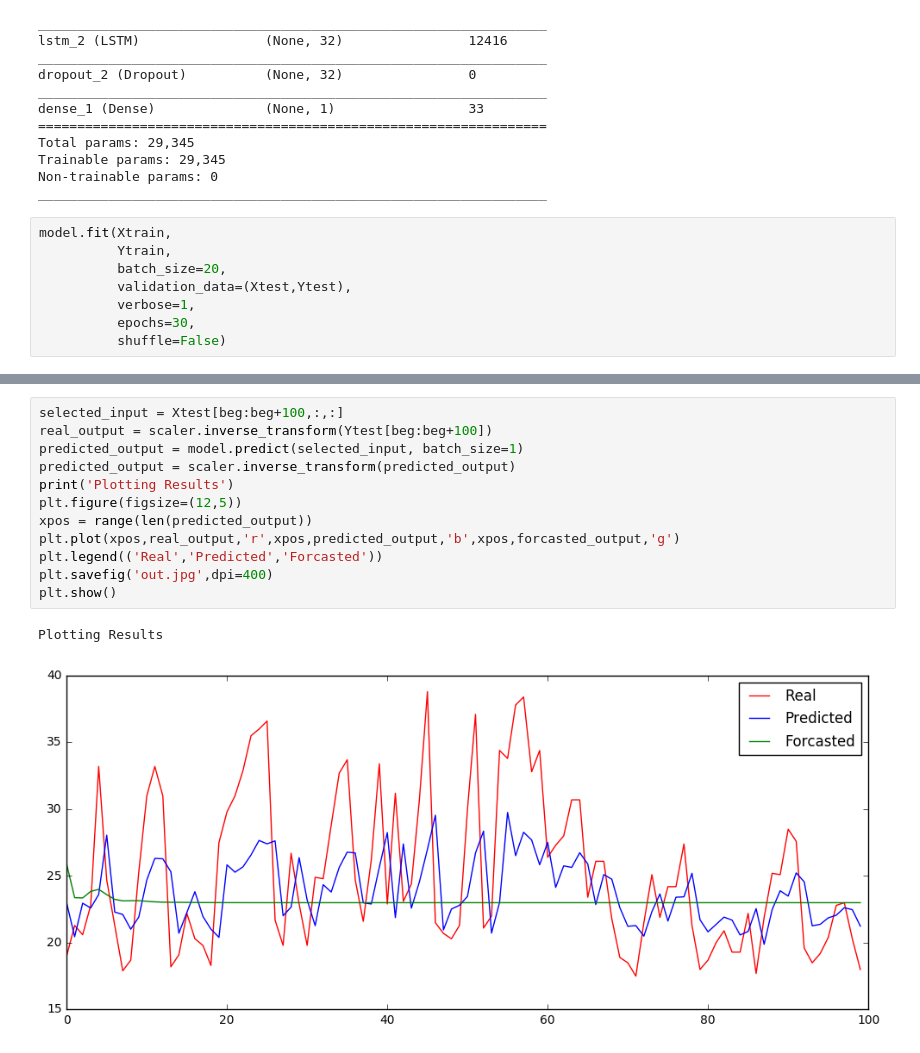
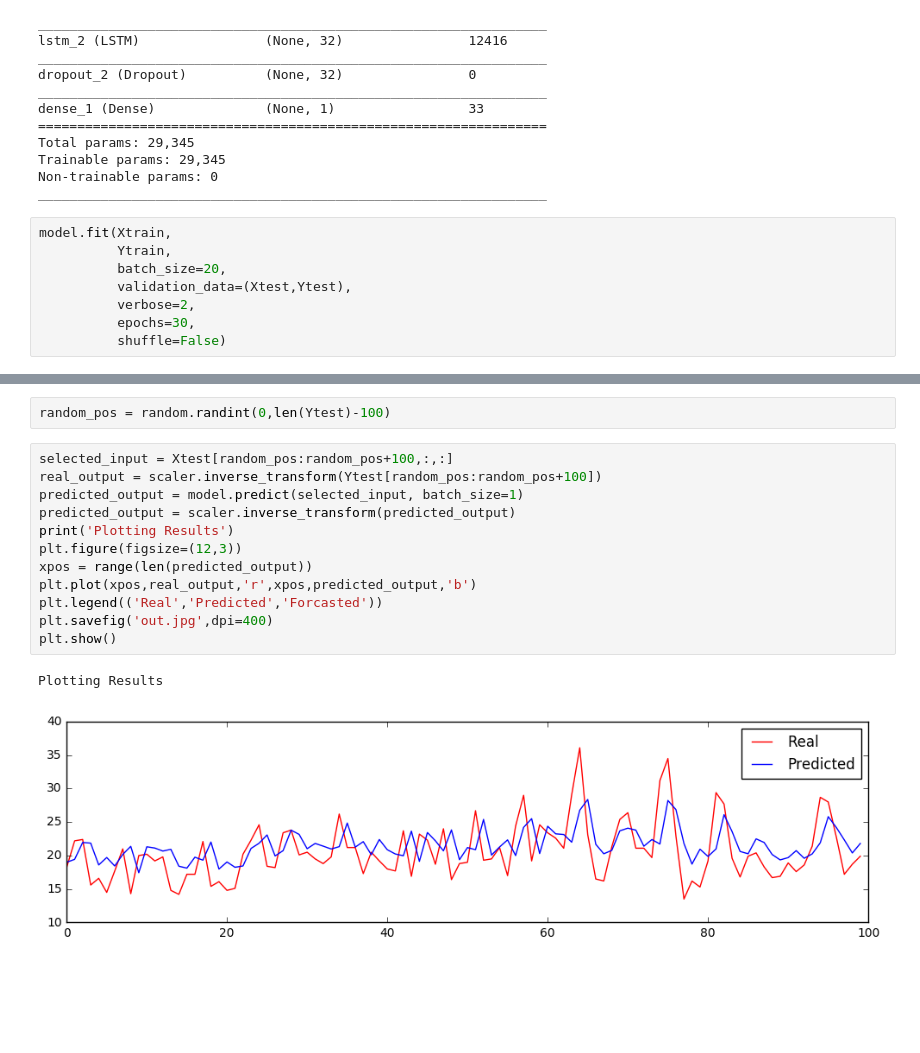
Before and after one commit to rohitash-chandra/NeuralNetworksCourse_CTDS, a Jupyter notebook: week5/python/high_temp.ipynb, the cells around one changed output, grey strips where cells are left out. Drawn from its saved outputs; the diff is of its cells as text; blank space fills up the shorter version.

```diff
--- a/week5/python/high_temp.ipynb
+++ b/week5/python/high_temp.ipynb
@@ -89,7 +90,7 @@ model.fit(Xtrain,
           Ytrain,
           batch_size=20,
           validation_data=(Xtest,Ytest),
-          verbose=1,
+          verbose=2,
           epochs=30,
           shuffle=False)
 # %% [output]
@@ -149,15 +115,17 @@ After :
+# %%
+random_pos = random.randint(0,len(Ytest)-100)
 # %%
-selected_input = Xtest[beg:beg+100,:,:]
-real_output = scaler.inverse_transform(Ytest[beg:beg+100])
+selected_input = Xtest[random_pos:random_pos+100,:,:]
+real_output = scaler.inverse_transform(Ytest[random_pos:random_pos+100])
 predicted_output = model.predict(selected_input, batch_size=1)
 predicted_output = scaler.inverse_transform(predicted_output)
 print('Plotting Results')
-plt.figure(figsize=(12,5))
+plt.figure(figsize=(12,3))
 xpos = range(len(predicted_output))
-plt.plot(xpos,real_output,'r',xpos,predicted_output,'b',xpos,forcasted_output,'g')
+plt.plot(xpos,real_output,'r',xpos,predicted_output,'b')
 plt.legend(('Real','Predicted','Forcasted'))
 plt.savefig('out.jpg',dpi=400)
 plt.show()
 # %% [output]
 Plotting Results
-[figure, old version]
+[figure, new version]
```
Also changed, not shown: parts of 5 cells of this notebook, 2 other files.
